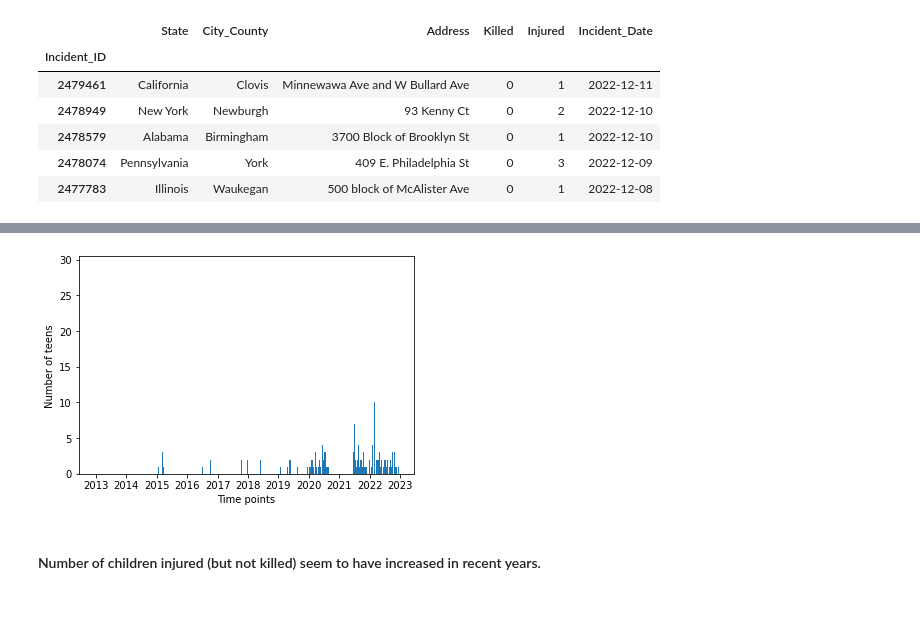
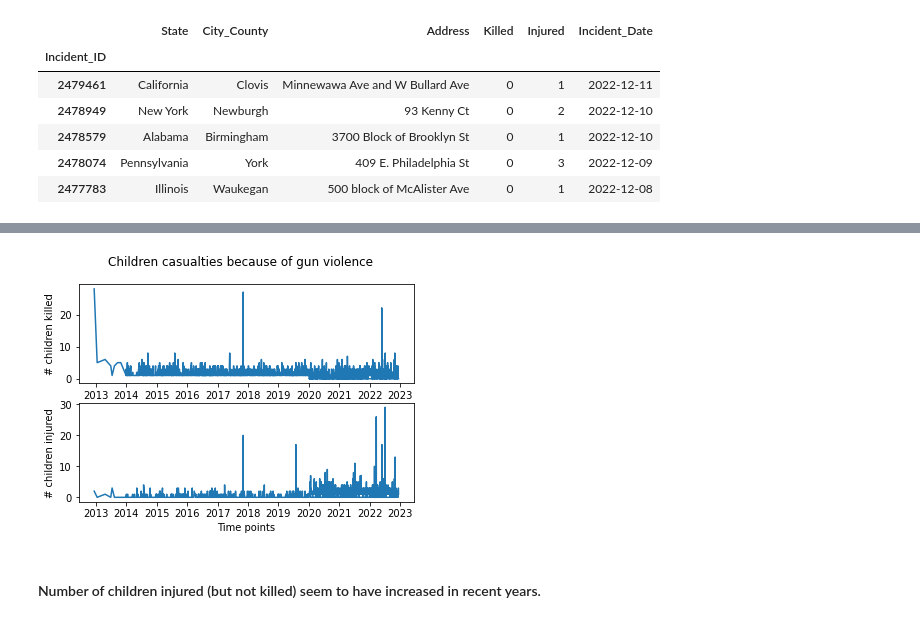
Before and after one commit to MarDuo2022/Gun-violence, a Jupyter notebook: Gun_Violence_ETL_Main_Visualisation_BONUS.ipynb, the cells around one changed output, grey strips where cells are left out. Cells and saved outputs as stored; diff of their text form; code cells hidden in the pictures.

```diff
--- a/Gun_Violence_ETL_Main_Visualisation_BONUS.ipynb
+++ b/Gun_Violence_ETL_Main_Visualisation_BONUS.ipynb
@@ -227,9 +220,16 @@ plt.show()
-# %%
-plt.bar(children_casualty['Incident_Date'],children_casualty['Injured'])
-plt.xlabel('Time points')
-plt.ylabel('Number of teens')
-plt.show()
-# %% [output]
-[figure, removed]
+# %%
+fig, axs = plt.subplots(2,1)
+fig.suptitle('Children casualties because of gun violence')
+axs[0].plot(children_casualty['Incident_Date'], children_casualty['Killed'])
+axs[1].plot(children_casualty['Incident_Date'],children_casualty['Injured'])
+
+axs[1].set_xlabel('Time points')
+axs[0].set_ylabel('# children killed')
+axs[1].set_ylabel('# children injured')
+
+plt.savefig('Gun violence_Children casualties over time.png')
+plt.show()
+# %% [output]
+[figure, added]
 # %% [markdown]
 #### Number of children injured (but not killed) seem to have increased in recent years.
```
Also changed, not shown: parts of 1 cell of this notebook, 13 other files.
